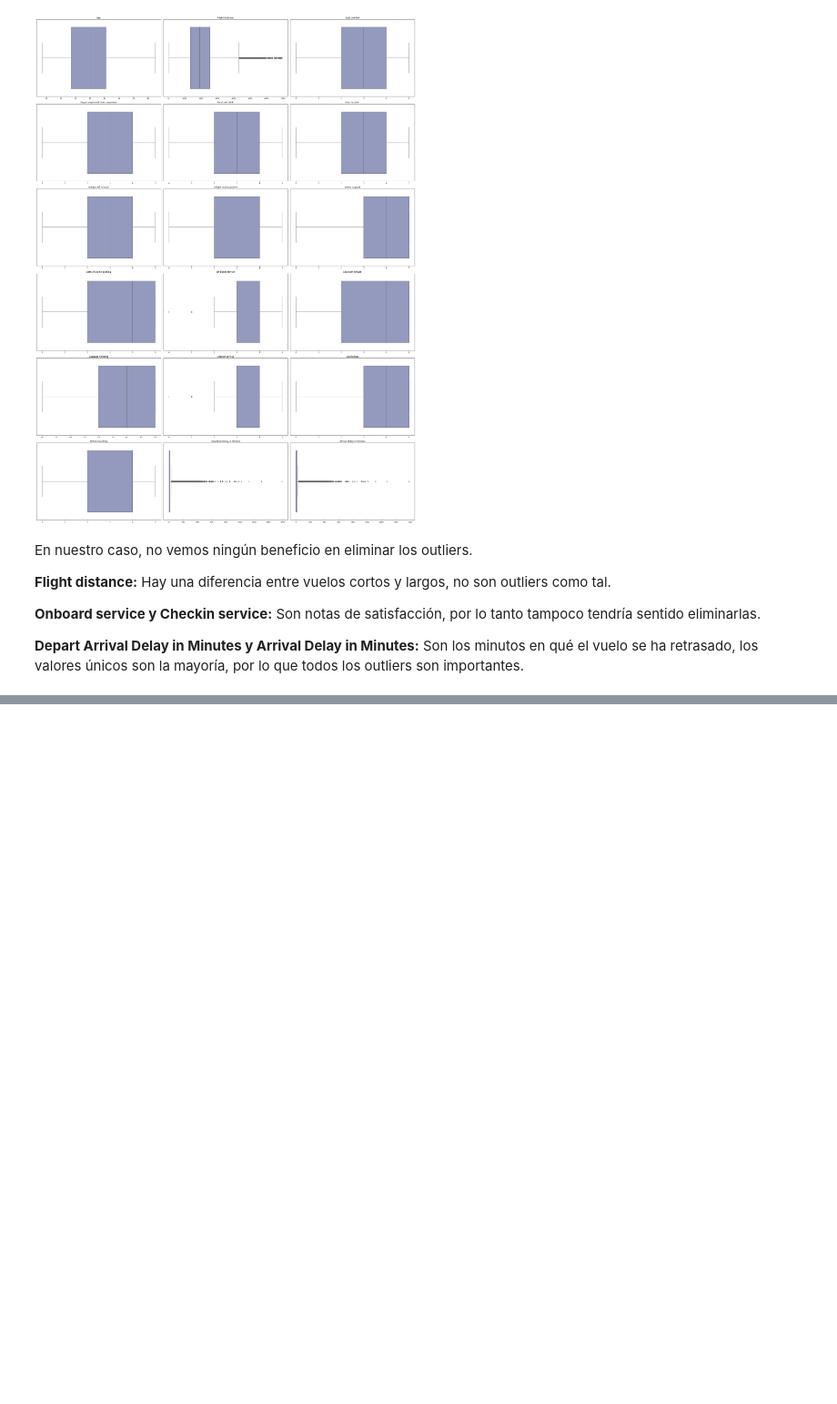
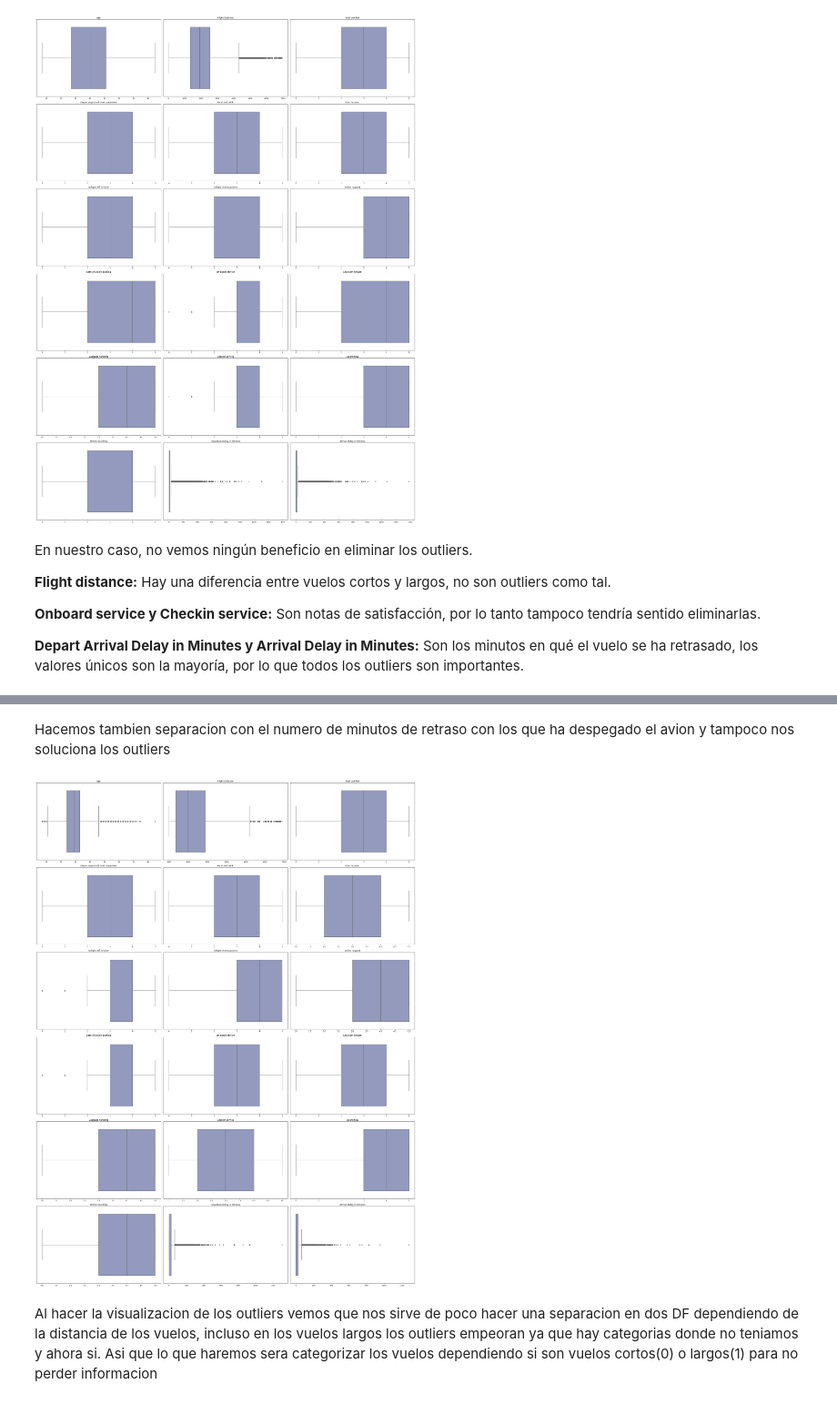
Before and after one commit to Adalab/DA-promo-c-modulo-3-sprint-1-AnaG-Laura, a Jupyter notebook: Regresión Logística/Lección-1-EDA.ipynb, the cells around one changed output, grey strips where cells are left out. Shown at 91% size. Cells and saved outputs as stored; diff of their text form; code cells hidden in the pictures; blank space fills up the shorter version.

```diff
--- a/Regresión Logística/Lección-1-EDA.ipynb
+++ b/Regresión Logística/Lección-1-EDA.ipynb
@@ -381,0 +397,3 @@ Son los minutos en qué el vuelo se ha retrasado, los valores únicos son la may
+# %%
+df_largos = df[df["Flight Distance"] >= 4000]
+df_largos.head()
@@ -381,0 +449,20 @@ Son los minutos en qué el vuelo se ha retrasado, los valores únicos son la may
+# %% [markdown]
+Hacemos tambien separacion con el numero de minutos de retraso con los que ha despegado el avion y tampoco nos soluciona los outliers
+# %%
+fig, axes = plt.subplots(6, 3, figsize=(30,40))
+
+axes = axes.flat
+
+for indice, cate in enumerate(df_num):
+
+    sns.boxplot(x = df_largos[cate], data = df_largos, ax=axes[indice], palette = "BuPu"); # para trazar una línea de densidad
+
+    axes[indice].set_title(cate)
+    axes[indice].set_xlabel("")
+
+fig.tight_layout();
+# %% [output]
+[figure, added]
+# %% [markdown]
+Al hacer la visualizacion de los outliers vemos que nos sirve de poco hacer una separacion en dos DF dependiendo de la distancia de los vuelos, incluso en los vuelos largos los outliers empeoran ya que hay categorias donde no teniamos y ahora si.
+Asi que lo que haremos sera categorizar los vuelos dependiendo si son vuelos cortos(0) o largos(1) para no perder informacion
```
Also changed, not shown: parts of 18 cells of this notebook, 2 other files.
